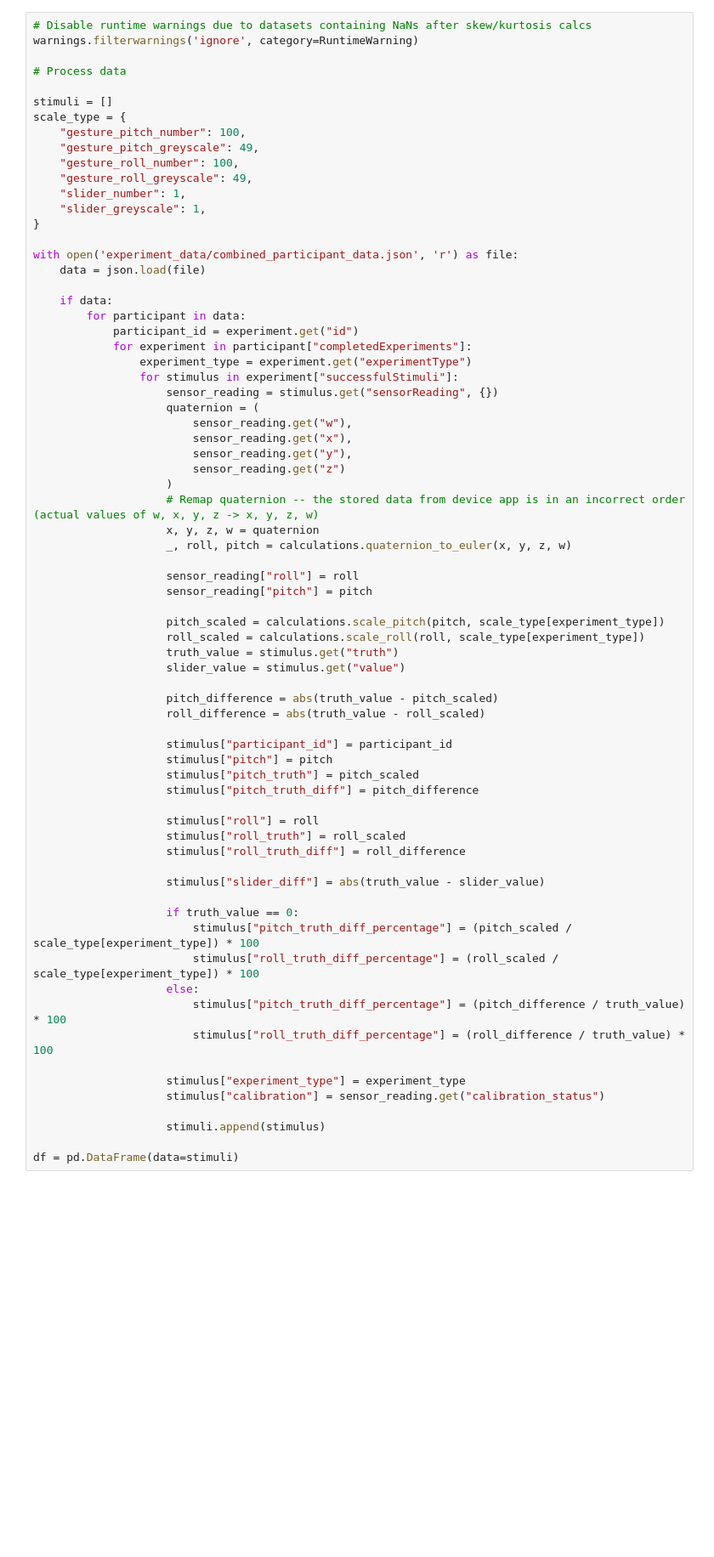
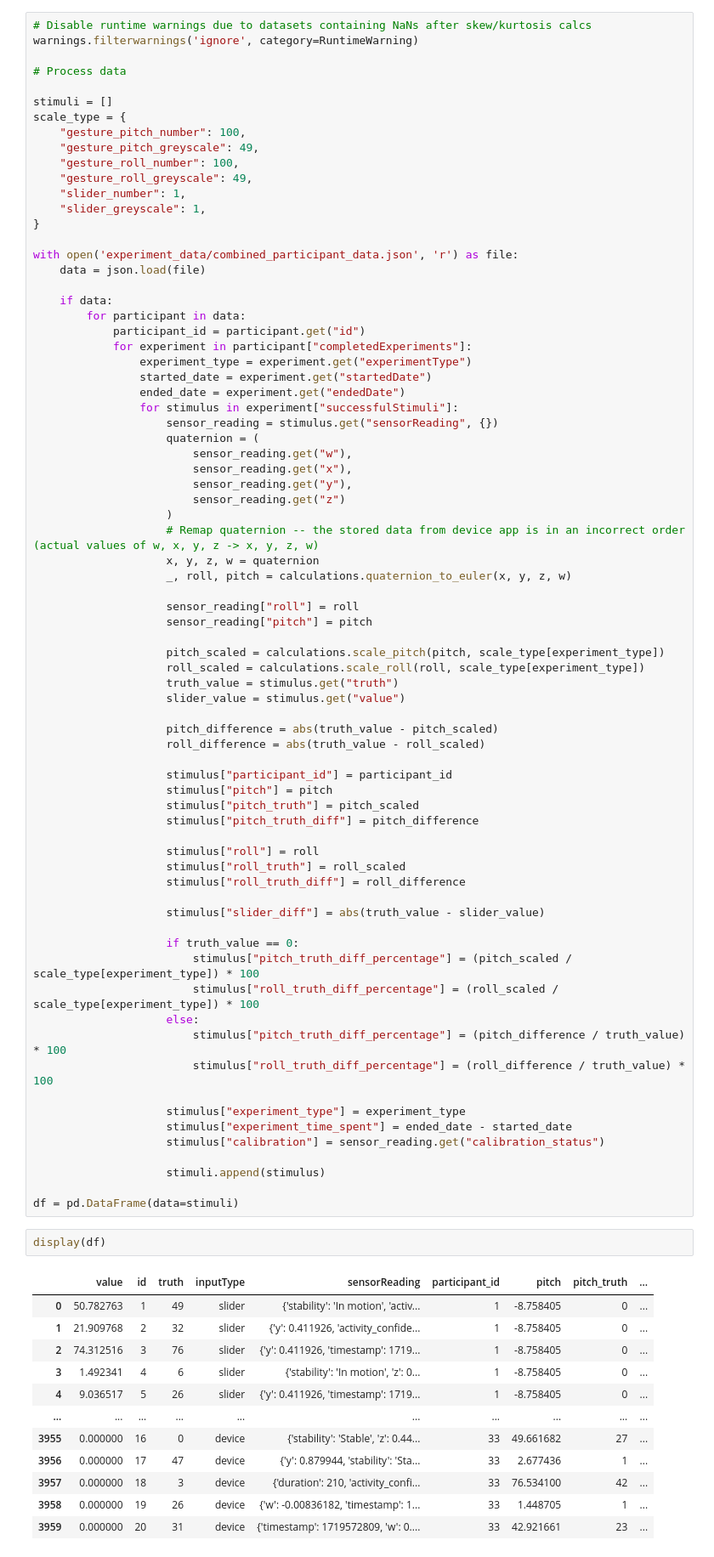
Before and after one commit to johalexander/subjective-self-tracking, a Jupyter notebook: prototype/code/visualisations/visualisations_app.ipynb, the cells around one changed output. Shown at 85% size. Saved outputs shown, nothing was run; the diff lists cells and outputs as text; blank space fills up the shorter version.

Commit message:
Added time spent

```diff
--- a/prototype/code/visualisations/visualisations_app.ipynb
+++ b/prototype/code/visualisations/visualisations_app.ipynb
@@ -30,9 +30,11 @@ with open('experiment_data/combined_participant_data.json', 'r') as file:
 
     if data:
         for participant in data:
-            participant_id = experiment.get("id")
+            participant_id = participant.get("id")
             for experiment in participant["completedExperiments"]:
                 experiment_type = experiment.get("experimentType")
+                started_date = experiment.get("startedDate")
+                ended_date = experiment.get("endedDate")
                 for stimulus in experiment["successfulStimuli"]:
                     sensor_reading = stimulus.get("sensorReading", {})
                     quaternion = (
@@ -75,8 +77,24 @@ with open('experiment_data/combined_participant_data.json', 'r') as file:
                         stimulus["roll_truth_diff_percentage"] = (roll_difference / truth_value) * 100
 
                     stimulus["experiment_type"] = experiment_type
+                    stimulus["experiment_time_spent"] = ended_date - started_date
                     stimulus["calibration"] = sensor_reading.get("calibration_status")
 
                     stimuli.append(stimulus)
 
 df = pd.DataFrame(data=stimuli)
+# %%
+display(df)
+# %% [output]
+|  | value | id | truth | inputType | sensorReading | participant_id | pitch | pitch_truth | ... |
+| 0 | 50.782763 | 1 | 49 | slider | {'stability': 'In motion', 'activ... | 1 | -8.758405 | 0 | ... |
+| 1 | 21.909768 | 2 | 32 | slider | {'y': 0.411926, 'activity_confide... | 1 | -8.758405 | 0 | ... |
+| 2 | 74.312516 | 3 | 76 | slider | {'y': 0.411926, 'timestamp': 1719... | 1 | -8.758405 | 0 | ... |
+| 3 | 1.492341 | 4 | 6 | slider | {'stability': 'In motion', 'z': 0... | 1 | -8.758405 | 0 | ... |
+| 4 | 9.036517 | 5 | 26 | slider | {'y': 0.411926, 'timestamp': 1719... | 1 | -8.758405 | 0 | ... |
+| ... | ... | ... | ... | ... | ... | ... | ... | ... | ... |
+| 3955 | 0.000000 | 16 | 0 | device | {'stability': 'Stable', 'z': 0.44... | 33 | 49.661682 | 27 | ... |
+| 3956 | 0.000000 | 17 | 47 | device | {'y': 0.879944, 'stability': 'Sta... | 33 | 2.677436 | 1 | ... |
+| 3957 | 0.000000 | 18 | 3 | device | {'duration': 210, 'activity_confi... | 33 | 76.534100 | 42 | ... |
+| 3958 | 0.000000 | 19 | 26 | device | {'w': -0.00836182, 'timestamp': 1... | 33 | 1.448705 | 1 | ... |
+| 3959 | 0.000000 | 20 | 31 | device | {'timestamp': 1719572809, 'w': 0.... | 33 | 42.921661 | 23 | ... |
```
Also changed, not shown: parts of 4 cells of this notebook, 1 other file.
